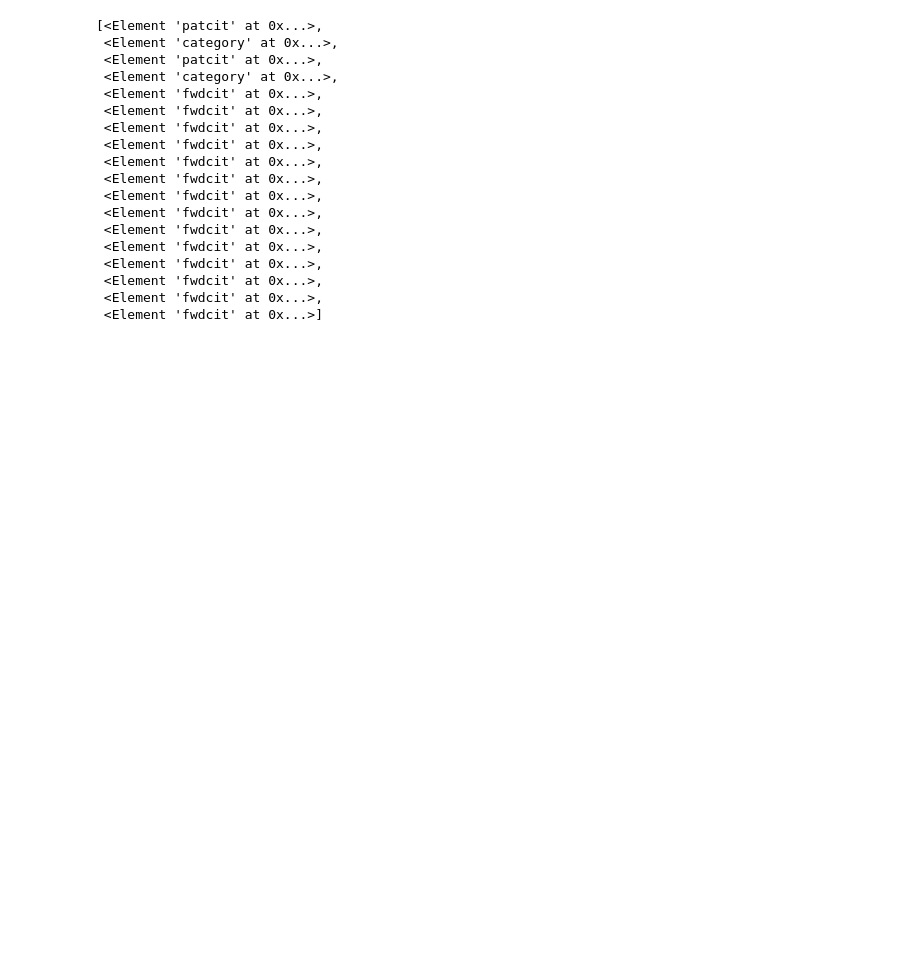
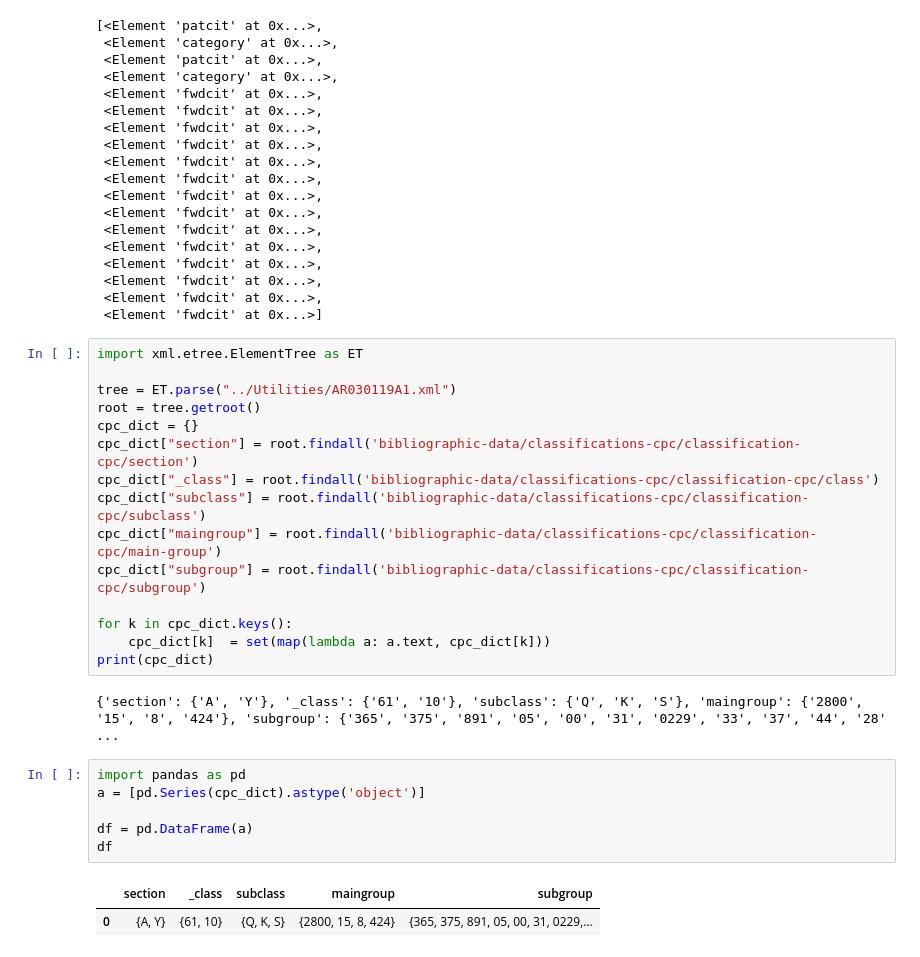
Before and after one commit to cdrc1103/MasterThesis, a Jupyter notebook: PipelineBricks/ParsingTest.ipynb, the cells around one changed output. Saved outputs shown, nothing was run; the diff lists cells and outputs as text; blank space fills up the shorter version.

```diff
--- a/PipelineBricks/ParsingTest.ipynb
+++ b/PipelineBricks/ParsingTest.ipynb
@@ -502,3 +534,29 @@ result
  <Element 'fwdcit' at 0x...>,
  <Element 'fwdcit' at 0x...>,
  <Element 'fwdcit' at 0x...>]
+# %%
+import xml.etree.ElementTree as ET
+
+tree = ET.parse("../Utilities/AR030119A1.xml")
+root = tree.getroot()
+cpc_dict = {}
+cpc_dict["section"] = root.findall('bibliographic-data/classifications-cpc/classification-cpc/section')
+cpc_dict["_class"] = root.findall('bibliographic-data/classifications-cpc/classification-cpc/class')
+cpc_dict["subclass"] = root.findall('bibliographic-data/classifications-cpc/classification-cpc/subclass')
+cpc_dict["maingroup"] = root.findall('bibliographic-data/classifications-cpc/classification-cpc/main-group')
+cpc_dict["subgroup"] = root.findall('bibliographic-data/classifications-cpc/classification-cpc/subgroup')
+
+for k in cpc_dict.keys():
+    cpc_dict[k]  = set(map(lambda a: a.text, cpc_dict[k]))
+print(cpc_dict)
+# %% [output]
+{'section': {'A', 'Y'}, '_class': {'61', '10'}, 'subclass': {'Q', 'K', 'S'}, 'maingroup': {'2800', '15', '8', '424'}, 'subgroup': {'365', '375', '891', '05', '00', '31', '0229', '33', '37', '44', '28' ...
+# %%
+import pandas as pd
+a = [pd.Series(cpc_dict).astype('object')]
+
+df = pd.DataFrame(a)
+df
+# %% [output]
+|  | section | _class | subclass | maingroup | subgroup |
+| 0 | {A, Y} | {61, 10} | {Q, K, S} | {2800, 15, 8, 424} | {365, 375, 891, 05, 00, 31, 0229,... |
```
Also changed, not shown: parts of 5 cells of this notebook, 19 other files.
